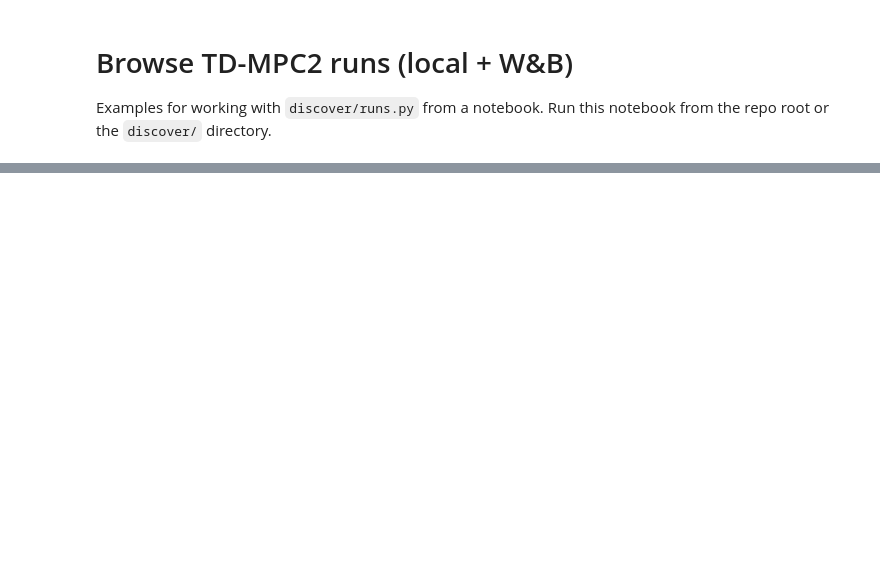
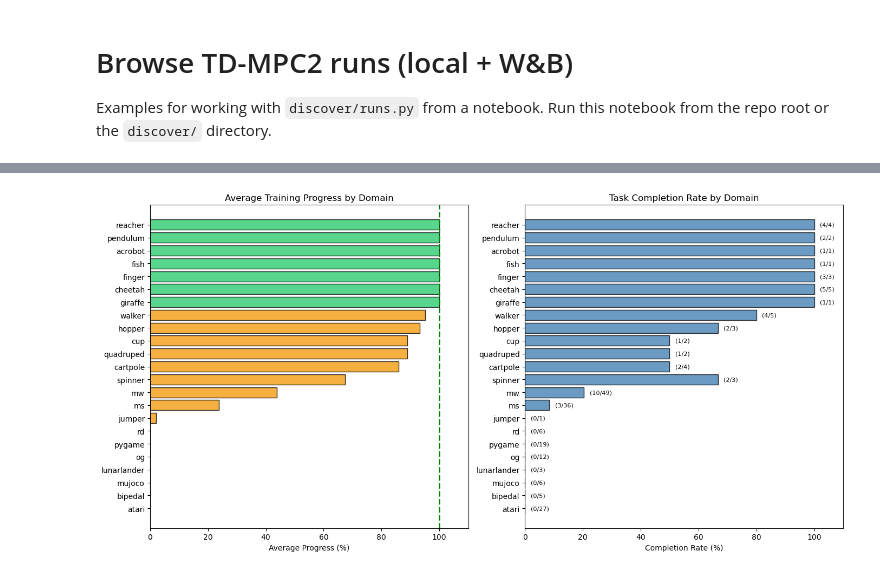
Before and after one commit to keyboardAnt/newt, a Jupyter notebook: discover/browse_runs.ipynb, the cells around one changed output, grey strips where cells are left out. Saved outputs shown, nothing was run; the diff lists cells and outputs as text; code cells hidden in the pictures; blank space fills up the shorter version.

```diff
--- a/discover/browse_runs.ipynb
+++ b/discover/browse_runs.ipynb
@@ -97,0 +525,81 @@ else:
+# %%
+def progress_by_domain(df: pd.DataFrame, target_step: int = 5_000_000) -> None:
+    """Group tasks by domain prefix and show aggregate progress."""
+    import matplotlib.pyplot as plt
+
+    best = best_step_by_task(df)
+    if best.empty:
+        print('No runs found.')
+        return
+
+    # Extract domain from task name (first part before hyphen or underscore)
+    def get_domain(task: str) -> str:
+        # Common prefixes to detect
+        for sep in ['-', '_']:
+            if sep in task:
+                return task.split(sep)[0]
+        return task
+
+    best_copy = best.copy()
+    best_copy['domain'] = best_copy['task'].apply(get_domain)
+    best_copy['progress_pct'] = (100 * best_copy['max_step'].fillna(0) / target_step).clip(upper=100)
+    best_copy['is_complete'] = best_copy['max_step'] >= target_step
+
+    # Aggregate by domain
+    domain_stats = best_copy.groupby('domain').agg({
+        'task': 'count',
+        'max_step': 'mean',
+        'progress_pct': 'mean',
+        'is_complete': 'sum'
+    }).rename(columns={
+        'task': 'n_tasks',
+        'max_step': 'avg_steps',
+        'progress_pct': 'avg_progress',
+        'is_complete': 'n_complete'
+    })
+    domain_stats['completion_rate'] = 100 * domain_stats['n_complete'] / domain_stats['n_tasks']
+    domain_stats = domain_stats.sort_values('avg_progress', ascending=True)
+
+    # Plot
+    fig, axes = plt.subplots(1, 2, figsize=(14, max(5, len(domain_stats) * 0.3)))
+
+    # Bar chart of average progress by domain
+    ax1 = axes[0]
+    colors = ['#2ecc71' if p >= 100 else '#f39c12' if p > 0 else '#e74c3c'
+              for p in domain_stats['avg_progress']]
+    ax1.barh(domain_stats.index, domain_stats['avg_progress'], color=colors, edgecolor='black', alpha=0.8)
+    ax1.axvline(x=100, color='green', linestyle='--', linewidth=2)
+    ax1.set_xlabel('Average Progress (%)')
+    ax1.set_title('Average Training Progress by Domain')
+    ax1.set_xlim(0, 110)
+
+    # Bar chart of completion rate by domain
+    ax2 = axes[1]
+    ax2.barh(domain_stats.index, domain_stats['completion_rate'], color='steelblue', edgecolor='black', alpha=0.8)
+    ax2.set_xlabel('Completion Rate (%)')
+    ax2.set_title('Task Completion Rate by Domain')
+    ax2.set_xlim(0, 110)
+
+    # Add task count annotations
+    for i, (idx, row) in enumerate(domain_stats.iterrows()):
+        ax2.text(row['completion_rate'] + 2, i, f"({int(row['n_complete'])}/{int(row['n_tasks'])})",
+                va='center', fontsize=8)
+
+    plt.tight_layout()
+    plt.show()
+
+    # Print summary table
+    print("\nDomain Summary:")
+    print("-" * 80)
+    print(f"{'Domain':<20} {'Tasks':>8} {'Complete':>10} {'Avg Progress':>14} {'Completion %':>14}")
+    print("-" * 80)
+    for idx, row in domain_stats.sort_values('avg_progress', ascending=False).iterrows():
+        print(f"{idx:<20} {int(row['n_tasks']):>8} {int(row['n_complete']):>10} "
+              f"{row['avg_progress']:>13.1f}% {row['completion_rate']:>13.1f}%")
+    print("-" * 80)
+
+
+# Show progress by domain
+progress_by_domain(df_all, target_step=5_000_000)
+# %% [output]
+[figure, added]
```
Also changed, not shown: parts of 18 cells of this notebook, 3 other files.
